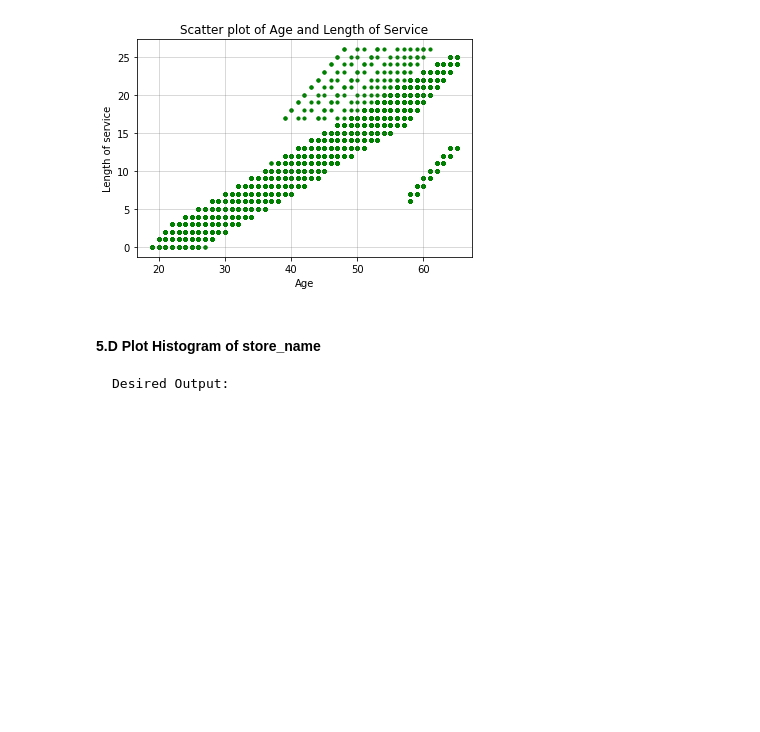
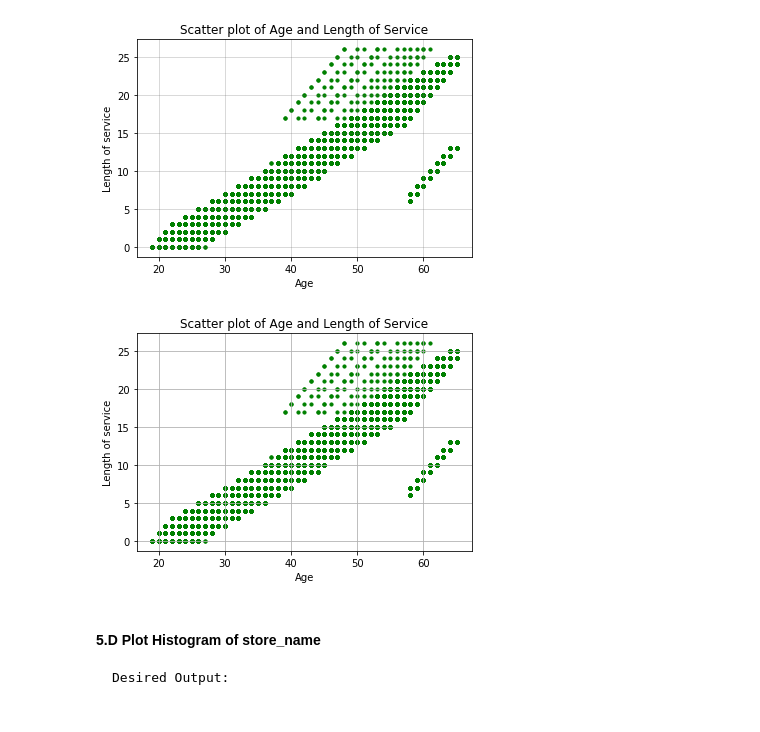
Before and after one commit to NPHansen/DS_AI, a Jupyter notebook: Lab 1 exercises/Lab 1.2.2 Pandas Lab.ipynb, the cells around one changed output. Cells and saved outputs as stored; diff of their text form; code cells hidden in the pictures; blank space fills up the shorter version.

````diff
--- a/Lab 1 exercises/Lab 1.2.2 Pandas Lab.ipynb
+++ b/Lab 1 exercises/Lab 1.2.2 Pandas Lab.ipynb
@@ -353,3 +345,12 @@ Desired Output:
+# %%
+plt.scatter(df.age,df.length_of_service,s=10,c='green')
+plt.title('Scatter plot of Age and Length of Service')
+plt.xlabel('Age')
+plt.ylabel('Length of service')
+plt.grid(b=True)
+plt.show()
+# %% [output]
+[figure, added]
 # %% [markdown]
 #### 5.D Plot Histogram of store_name
 ```
````
Also changed, not shown: parts of 34 cells of this notebook, 2 other files.
